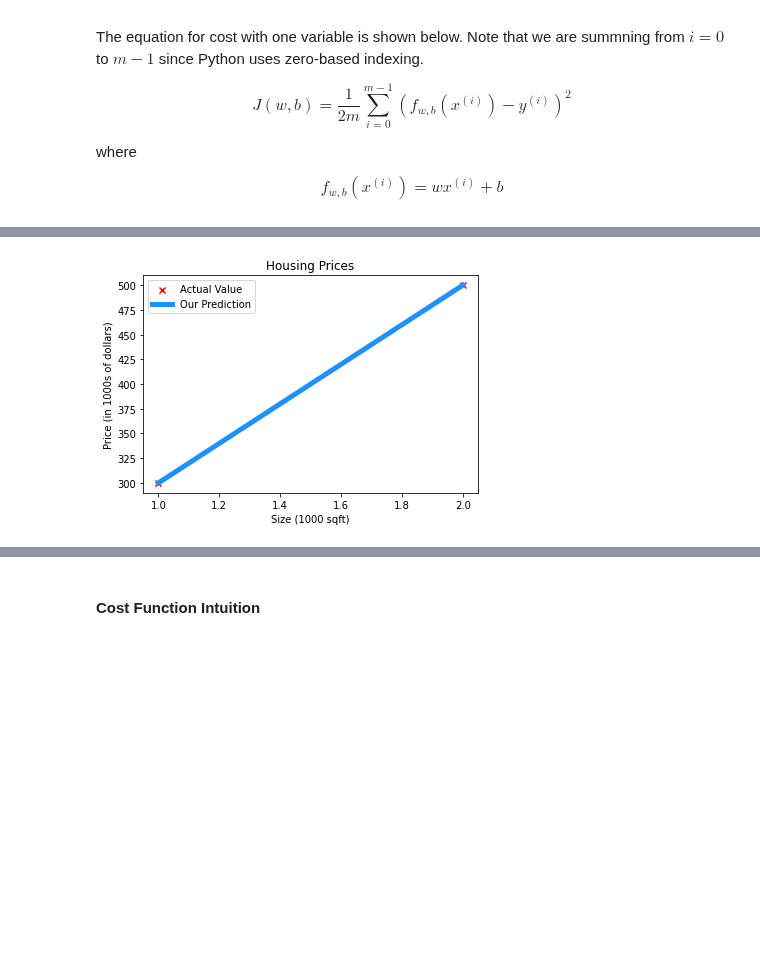
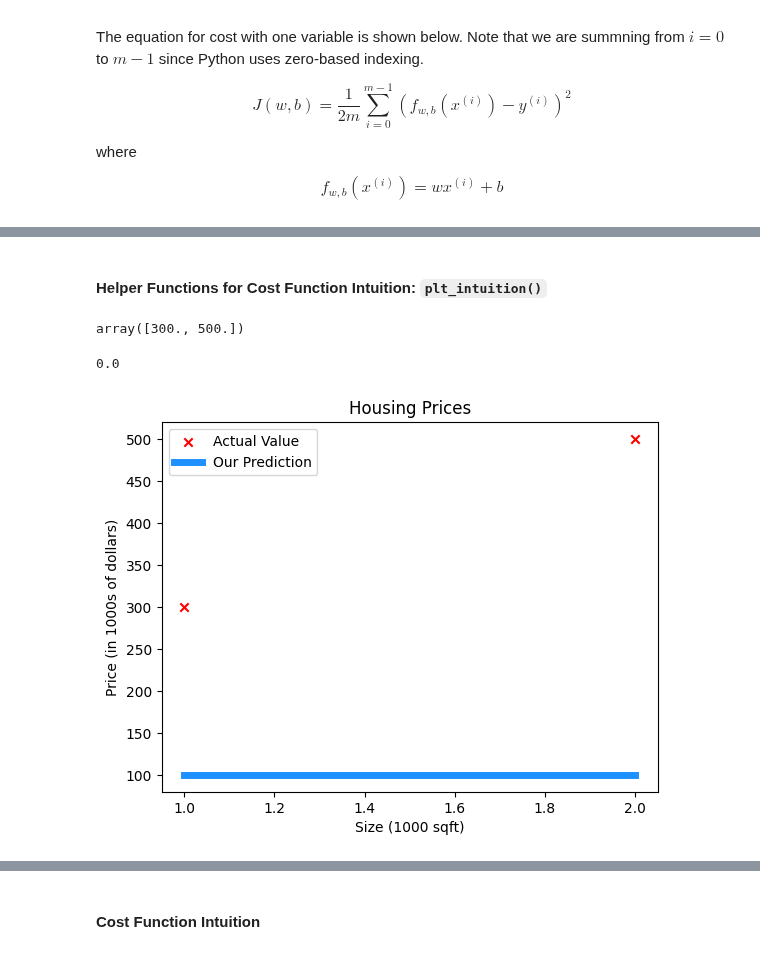
Before and after one commit to PaulToronto/Stanford-Andrew-Ng-Machine-Learning-Specialization, a Jupyter notebook: 1_1_Introduction_to_Machine_Learning.ipynb, the cells around one changed output, grey strips where cells are left out. Cells and saved outputs as stored; diff of their text form; code cells hidden in the pictures; blank space fills up the shorter version.

```diff
--- a/1_1_Introduction_to_Machine_Learning.ipynb
+++ b/1_1_Introduction_to_Machine_Learning.ipynb
@@ -438,7 +432,6 @@ plt.show()
 In our model, $w = 200$ and $b = 100$. Predict the cost of a house that is 1200 sqft.
 # %%
-w = 200
-b = 100
+w, b = 200, 100
 x_i = 1200 / 1000
 
 cost_1200sqft = w * x_i + b
@@ -483,0 +450,15 @@ plt.show()
+# %%
+fig, axes = plt.subplots(1, 3, figsize=(12, 4))
+
+domain = np.array([0, 1, 2, 3])
+wb_pairs = [(0, 1.5), (0.5, 0), (0.5, 1)]
+f_wb = lambda w, b: w * domain + b
+
+for i, pair in enumerate(wb_pairs):
+    w = pair[0]
+    b = pair[1]
+    axes[i].set_title(f'$f(x) = {w}x + {b}$')
+    axes[i].plot(domain, f_wb(w, b))
+    axes[i].set_ylim([0, 3])
+
+plt.show()
@@ -536,0 +523,4 @@ $$
+# %%
+training_data = pd.DataFrame({'x': [1, 2, 3],
+                              'y': [1, 2, 3]})
+training_data
@@ -705,8 +702,8 @@ output.enable_custom_widget_manager()
 You would like a model which can predict housing prices given the size of the house.
 Let's use the same two data points as before the previous lab- a house with 1000 square feet sold for \$300,000 and a house with 2000 square feet sold for \$500,000.
 # %%
-x_train = np.array([1.0, 2.0])
-y_train = np.array([300.0, 500.0])
+x_train_2 = np.array([1.0, 2.0])
+y_train_2 = np.array([300.0, 500.0])
 # %% [markdown]
 #### Computing Cost
 
@@ -758,23 +723,45 @@ compute_cost(x_train, y_train, 200, 100)
+# %% [markdown]
+#### Helper Functions for Cost Function Intuition: `plt_intuition()`
+# %%
+# the model
+def f_wb(x, w, b):
+    return np.dot(w, x) + b
+
+# test
+f_wb(x_train_2, 200, 100)
+# %% [output]
+array([300., 500.])
+# %%
+# compute cost
+def J_wb(x, y, w, b):
+    m = x.shape[0]
+    return sum(((np.dot(w, x) + b) - y)**2) / (2 * m)
+
+# test the function
+J_wb(x_train_2, y_train_2, 200, 100)
+# %% [output]
+0.0
 # %%
-def plt_house_x(x, y, f_wb=None, ax=None):
-    ''' plot house with axis'''
-
+def plt_house_x(X, y, f_wb_data=None, ax=None):
     if not ax:
         fig, ax = plt.subplots(1, 1)
-    ax.scatter(x, y, marker='x', c='r', label='Actual Value')
+
+    ax.scatter(X, y, marker='x', c='r', label='Actual Value', zorder=4)
 
     ax.set_title('Housing Prices')
+    ax.set_xlabel('Size (1000 sqft)')
     ax.set_ylabel('Price (in 1000s of dollars)')
-    ax.set_xlabel('Size (1000 sqft)')
-    if f_wb is not None:
-        ax.plot(x, f_wb, c='dodgerblue', linewidth=5, label='Our Prediction')
+
+    if f_wb_data is not None:
+        ax.plot(X, f_wb_data, c='dodgerblue', linewidth=5, label='Our Prediction')
+
     ax.legend()
 
 # test the function
-f_wb = np.dot(x_train, 200) + 100
-plt_house_x(x_train, y_train, f_wb)
+f_wb_data = f_wb(x_train_2, 0, 100)
+plt_house_x(x_train_2, y_train_2, f_wb_data)
 # %% [output]
-[figure, old version]
+[figure, new version]
 # %%
 def mk_cost_lines(x, y, w, b, ax):
     ''' makes vertical cost lines '''
```
Also changed, not shown: parts of 158 cells of this notebook.
